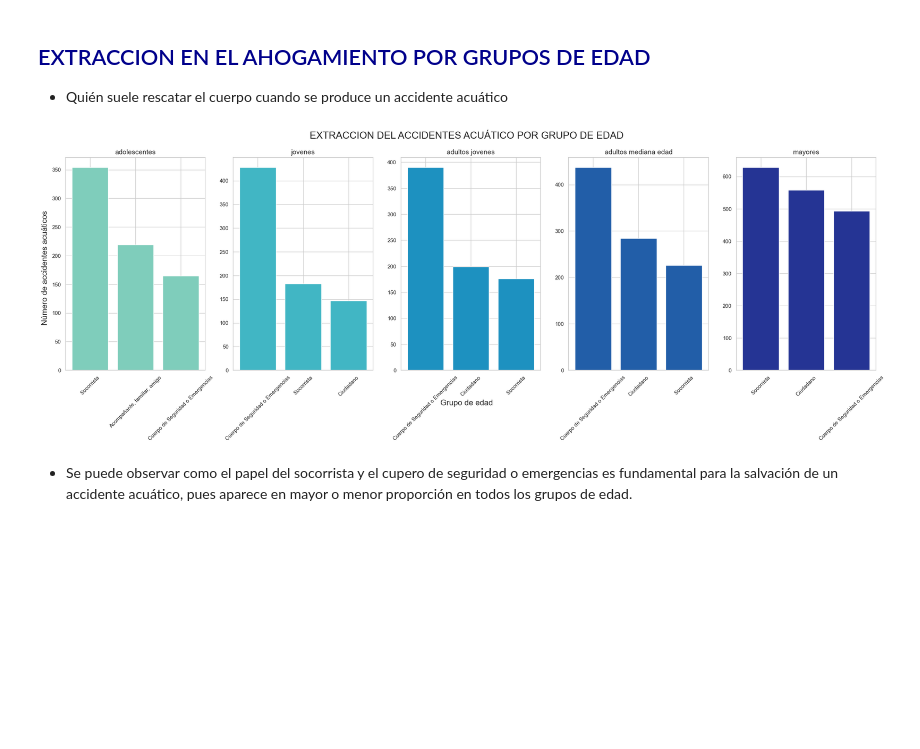
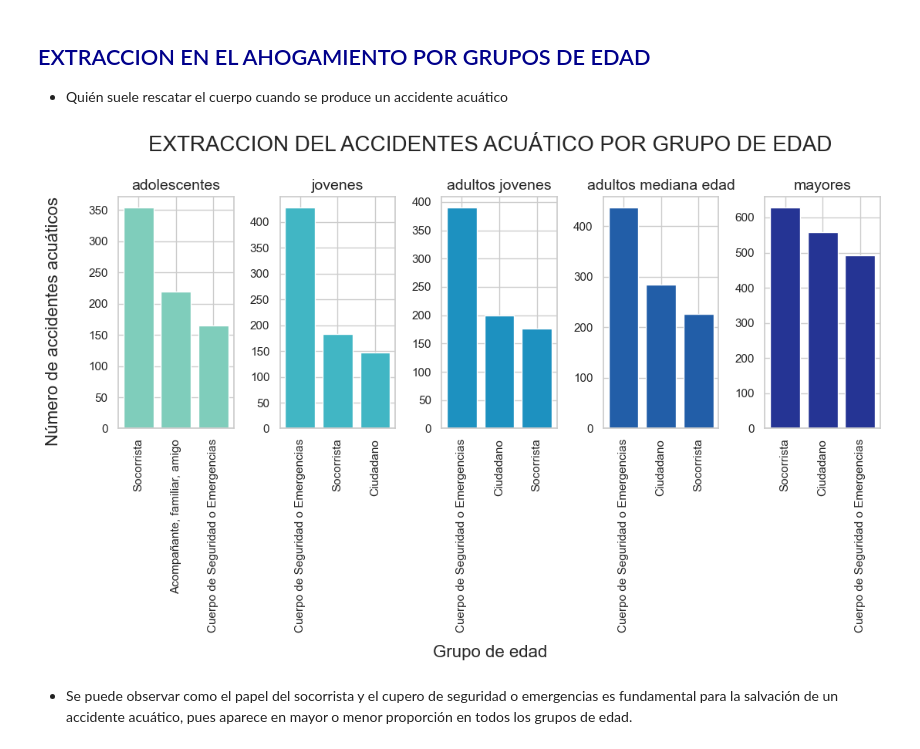
Before and after one commit to adrianova8/Datos_Ahogamientos_Espana, a Jupyter notebook: TFM - Notebooks/Datos de Ahogamiento con Datos Meteorológicos - Exploratory Data Visualization (EDA).ipynb, the cells around one changed output. Saved outputs shown, nothing was run; the diff lists cells and outputs as text; code cells hidden in the pictures; blank space fills up the shorter version.

```diff
--- a/TFM - Notebooks/Datos de Ahogamiento con Datos Meteorológicos - Exploratory Data Visualization (EDA).ipynb
+++ b/TFM - Notebooks/Datos de Ahogamiento con Datos Meteorológicos - Exploratory Data Visualization (EDA).ipynb
@@ -265,10 +265,10 @@ plt.show()
 colors = ['#7fcdbb', '#41b6c4', '#1d91c0', '#225ea8', '#253494']
 
 # Plot configuration
-fig, ax = plt.subplots(nrows=1, ncols=5, figsize=(25, 8))
+fig, ax = plt.subplots(nrows=1, ncols=5, figsize=(12, 5))
 fig.tight_layout(pad=5)
 fig.suptitle("PROVINCIAS CON MAYOR Nº DE ACCIDENTES ACUÁTICOS POR GRUPO DE EDAD", fontsize=20)
-fig.supxlabel("Grupo de edad", fontsize=16)
+fig.supxlabel("Grupo de edad", fontsize=16, y = -0.18)
 fig.supylabel("Número de accidentes acuáticos", fontsize=16)
 
 for i, age_type in enumerate(age_types):
@@ -278,8 +278,8 @@ for i, age_type in enumerate(age_types):
     # Crear el bar chart para el grupo de edad actual
     ax[i].bar(df.index, df.values, color=colors[i])
     ax[i].set_title(name_age_types[i], fontsize=14)
-    ax[i].tick_params(axis='x', labelrotation=45)
+    ax[i].tick_params(axis='x', labelrotation=90)
 
-plt.subplots_adjust(wspace=0.2)
+plt.subplots_adjust(wspace=0.4)
 plt.show()
 # %% [output]
@@ -484,10 +484,10 @@ plt.show()
 colors = ['#7fcdbb', '#41b6c4', '#1d91c0', '#225ea8', '#253494']
 
 # Plot configuration
-fig, ax = plt.subplots(nrows=1, ncols=5, figsize=(30, 5))
+fig, ax = plt.subplots(nrows=5, ncols=1, figsize=(10, 15))
 fig.tight_layout(pad=5)
-fig.suptitle("VIGILANCIA DEL AHOGAMIENTO POR GRUPOS DE EDAD", fontsize=20)
-fig.supylabel("Número de accidentes acuáticos (%)", fontsize=20)
+fig.suptitle("VIGILANCIA EN EL ACCIDENTE ACUÁTICO POR GRUPOS DE EDAD", fontsize=15)
+fig.supylabel("Porcentaje de accidentes acuáticos (%)", fontsize=10)
 
 for i, age_type in enumerate(age_types):
     df = globals()[age_type]
@@ -498,7 +498,7 @@ for i, age_type in enumerate(age_types):
 
     # Crear el pie chart para el grupo de edad actual
     ax[i].pie(df_counts.values, labels=df_counts.index, colors=[color_rgba], autopct='%1.1f%%', startangle=90)
-    ax[i].set_title(name_age_types[i], fontsize=20)
+    ax[i].set_title(name_age_types[i], fontsize=14)
 
 plt.subplots_adjust(hspace=0.4)
 plt.show()
@@ -513,26 +513,26 @@ plt.show()
 # %%
 # Colores
 colors = ['#7fcdbb', '#41b6c4', '#1d91c0', '#225ea8', '#253494']
 
 # Plot configuration
-fig, ax = plt.subplots(nrows=1, ncols=5, figsize=(25, 8))
+fig, ax = plt.subplots(nrows=1, ncols=5, figsize=(12, 5))
 fig.tight_layout(pad=5)
 fig.suptitle("EXTRACCION DEL ACCIDENTES ACUÁTICO POR GRUPO DE EDAD", fontsize=20)
-fig.supxlabel("Grupo de edad", fontsize=16)
+fig.supxlabel("Grupo de edad", fontsize=16, y = -0.38)
 fig.supylabel("Número de accidentes acuáticos", fontsize=16)
 
 for i, age_type in enumerate(age_types):
     df = globals()[age_type]
     df = df['Extraccion'].value_counts().nlargest(3)
 
     # Crear el bar chart para el grupo de edad actual
     ax[i].bar(df.index, df.values, color=colors[i])
     ax[i].set_title(name_age_types[i], fontsize=14)
-    ax[i].tick_params(axis='x', labelrotation=45)
+    ax[i].tick_params(axis='x', labelrotation=90)
 
-plt.subplots_adjust(wspace=0.2)
+plt.subplots_adjust(wspace=0.4)
 plt.show()
 # %% [output]
-[figure, old version]
+[figure, new version]
 # %% [markdown]
 + Se puede observar como el papel del socorrista y el cupero de seguridad o emergencias es fundamental para la salvación de un accidente acuático, pues aparece en mayor o menor proporción en todos los grupos de edad.
```
Also changed, not shown: parts of 7 cells of this notebook.
